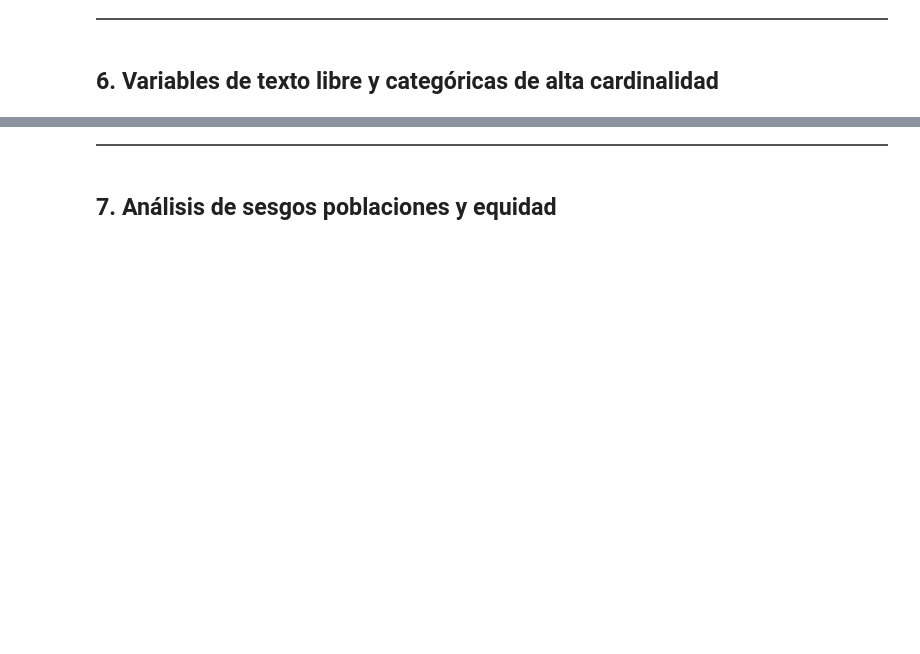
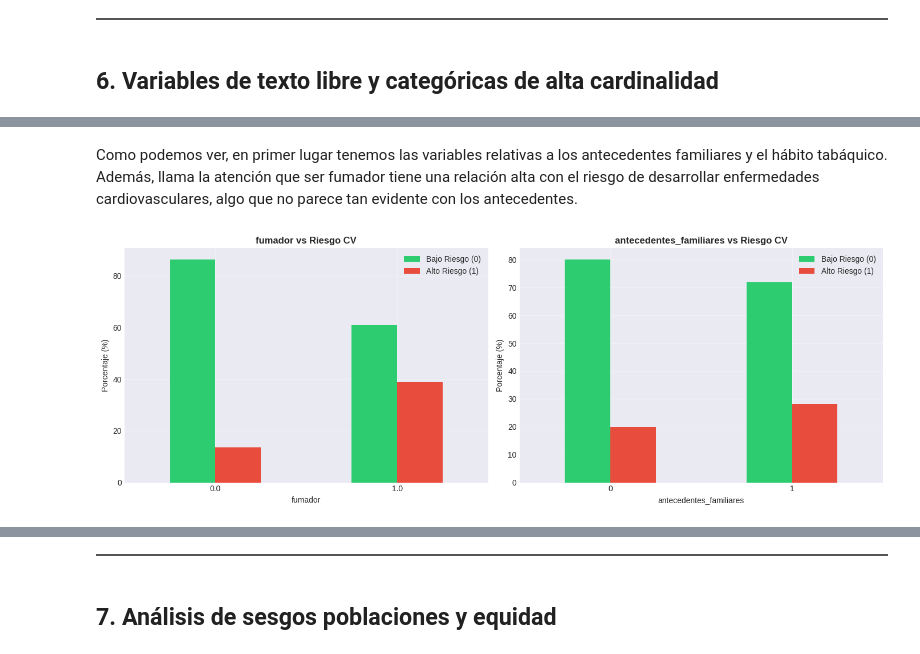
Before and after one commit to DiegoGuerrero09/DISIA_Grupo6, a Jupyter notebook: hito2/notebooks/cardis_EDA.ipynb, the cells around one changed output, grey strips where cells are left out. Saved outputs shown, nothing was run; the diff lists cells and outputs as text; code cells hidden in the pictures; blank space fills up the shorter version.

Commit message:
Variables categóricas añadidas al EDA

```diff
--- a/hito2/notebooks/cardis_EDA.ipynb
+++ b/hito2/notebooks/cardis_EDA.ipynb
@@ -565,0 +568,11 @@ Las variables más predictivas de forma univariada son, en este orden: edad, col
+# %%
+# Análisis de variables categóricas binarias
+print("=== VARIABLES CATEGÓRICAS BINARIAS ===")
+
+for var in vars_categoricas_binarias:
+    print(f"\n--- {var.upper()} ---")
+    print(cardis_df_train[var].value_counts())
+    print("\nProporción:")
+    print(cardis_df_train[var].value_counts(normalize=True) * 100)
+    print("\nRelación con riesgo_cv:")
+    print(pd.crosstab(cardis_df_train[var], cardis_df_train['riesgo_cv'], normalize='index') * 100)
@@ -565,0 +597,20 @@ Las variables más predictivas de forma univariada son, en este orden: edad, col
+# %% [markdown]
+Como podemos ver, en primer lugar tenemos las variables relativas a los antecedentes familiares y el hábito tabáquico. Además, llama la atención que ser fumador tiene una relación alta con el riesgo de desarrollar enfermedades cardiovasculares, algo que no parece tan evidente con los antecedentes.
+# %%
+# Visualización de variables categóricas binarias vs target
+fig, axes = plt.subplots(1, 2, figsize=(14, 5))
+
+for idx, var in enumerate(vars_categoricas_binarias):
+    ct = pd.crosstab(cardis_df_train[var], cardis_df_train['riesgo_cv'], normalize='index') * 100
+    ct.plot(kind='bar', ax=axes[idx], color=['#2ecc71', '#e74c3c'])
+    axes[idx].set_title(f'{var} vs Riesgo CV', fontsize=12, fontweight='bold')
+    axes[idx].set_xlabel(var)
+    axes[idx].set_ylabel('Porcentaje (%)')
+    axes[idx].legend(['Bajo Riesgo (0)', 'Alto Riesgo (1)'])
+    axes[idx].set_xticklabels(axes[idx].get_xticklabels(), rotation=0)
+    axes[idx].grid(alpha=0.3)
+
+plt.tight_layout()
+plt.show()
+# %% [output]
+[figure, added]
```
Also changed, not shown: parts of 12 cells of this notebook.
